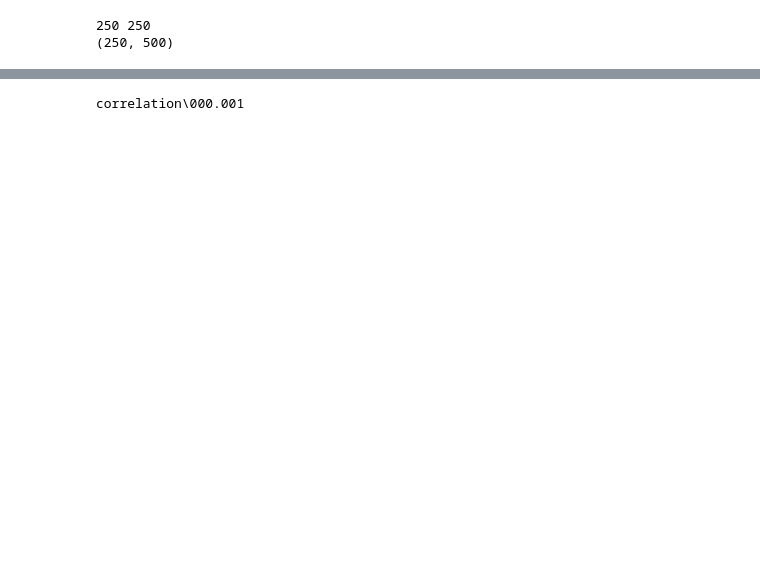
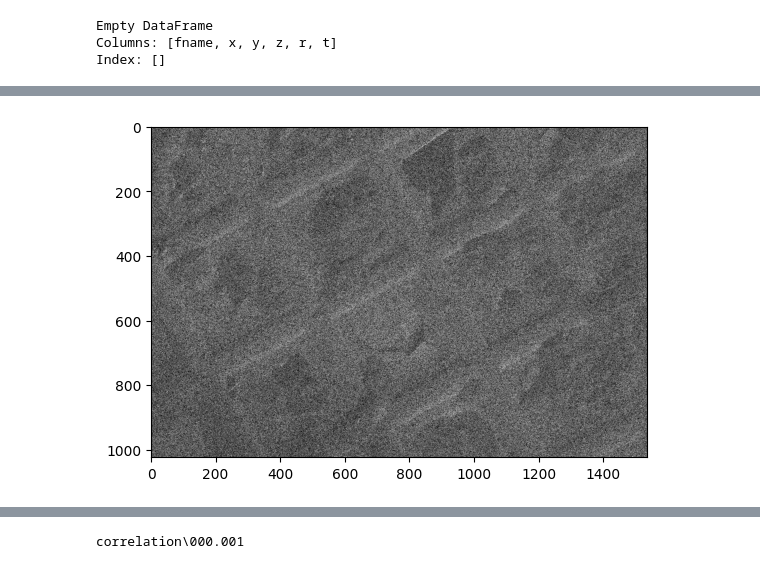
Before and after one commit to DeMarcoLab/piescope_gui, a Jupyter notebook: piescope_gui/correlation.ipynb, the cells around one changed output, grey strips where cells are left out. Saved outputs shown, nothing was run; the diff lists cells and outputs as text; code cells hidden in the pictures; blank space fills up the shorter version.

Commit message:
mapping project

```diff
--- a/piescope_gui/correlation.ipynb
+++ b/piescope_gui/correlation.ipynb
@@ -22,0 +12,3 @@ Client connected to [10.0.0.1:7520]
+# %%
+protocol_path = r"C:\Users\Admin\Github\piescope_gui\mapping.yaml"
+microscope, settings = utils.setup_session(protocol_path=protocol_path)
@@ -61,12 +67,13 @@ def post_light_image_workflow(microscope, settings, state, hfws, diag_shift):
     )
     take_image_stack(microscope, settings, hfws, "diag_up")
 # %%
+log_path = settings.image.save_path
 settings.image.beam_type = BeamType.ION
-settings.image.dwell_time = 200e-9
+settings.image.dwell_time = 1e-6
 settings.image.save = True
 settings.image.resolution = "1536x1024"
-settings.image.save_path = "correlation"
-hfws = [50e-6, 80e-6, 150e-6, 200e-6, 300e-6, 500e-6]
+# settings.image.save_path = log_path
+hfws = [80e-6, 150e-6, 200e-6, 300e-6, 500e-6]
 
-tile_shift = 40e-6
-diag_shift = 40e-6
+tile_shift = 80e-6
+diag_shift = 80e-6
@@ -78,12 +90,15 @@ initial_position = calibration.get_current_microscope_state(microscope)
 # %%
-N_GRID_Y = 3
-N_GRID_X = 3
+N_GRID_Y = 2
+N_GRID_X = 2
+
+
+# TODO: save coordinates
 
 for grid_y in range(N_GRID_Y):
     for grid_x in range(N_GRID_X):
 
         # set folder for grid step
-        settings.image.save_path = os.path.join("correlation", f"{grid_y:03}.{grid_x:03}")
+        settings.image.save_path = os.path.join(log_path, f"{grid_y:03}.{grid_x:03}")
 
         # take base images and state
         base_state = calibration.get_current_microscope_state(microscope)
@@ -105,11 +120,11 @@ for grid_y in range(N_GRID_Y):
         )
 
     # move back to initial grid position
-    calibration.set_microscope_state(initial_position)
+    calibration.set_microscope_state(microscope, initial_position)
 
     # move to next grid row
     movement.move_stage_relative_with_corrected_movement(
-        microscope, settings, dx=0, dy=tile_shift, beam_type=BeamType.ION
+        microscope, settings, dx=0, dy=-tile_shift, beam_type=BeamType.ION
     )
     initial_position = calibration.get_current_microscope_state(microscope)
 # %% [output]
@@ -130,13 +148,24 @@ AdornedImage(width=1536, height=1024, bit_depth=8)
-# %%
-
-
-arr = np.zeros((500, 500))
-
-cx, cy = arr.shape[1] // 2, arr.shape[0] // 2
-print(cx, cy)
-
-crop = arr[:cy, :]
-print(crop.shape)
-# %% [output]
-250 250
-(250, 500)
+# %%
+import pandas as pd
+
+df = pd.DataFrame(columns=["fname", "hfw", "x", "y", "z", "r", "t"])
+print(df)
+# %% [output]
+Empty DataFrame
+Columns: [fname, x, y, z, r, t]
+Index: []
+# %%
+settings.image.dwell_time = 1e-6
+settings.image.save = True
+# settings.image.save_path = r"C:\Users\Admin\Github\piescope_gui\mapping_2022-09-27.01-59-14PM"
+settings.image.label = "500"
+settings.image.beam_type = BeamType.ION
+settings.image.hfw = 500e-6
+
+
+img = acquire.new_image(microscope, settings.image)
+import skimage
+import matplotlib.pyplot as plt
+plt.imshow(img.data, cmap="gray")
+plt.show()
+# %% [output]
@@ -143,2 +175,3 @@ print(crop.shape)
+[figure, added]
 # %%
 # %% [output]
```
Also changed, not shown: parts of 13 cells of this notebook, 2 other files.
